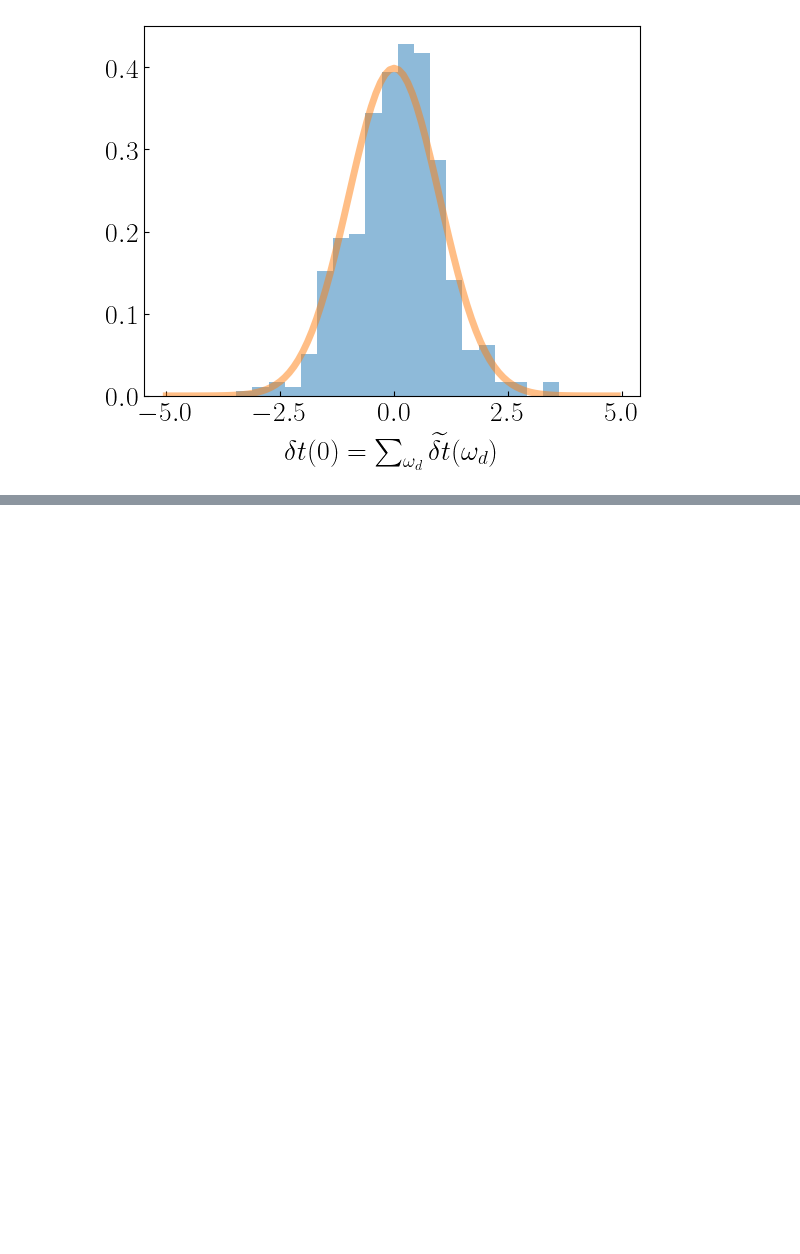
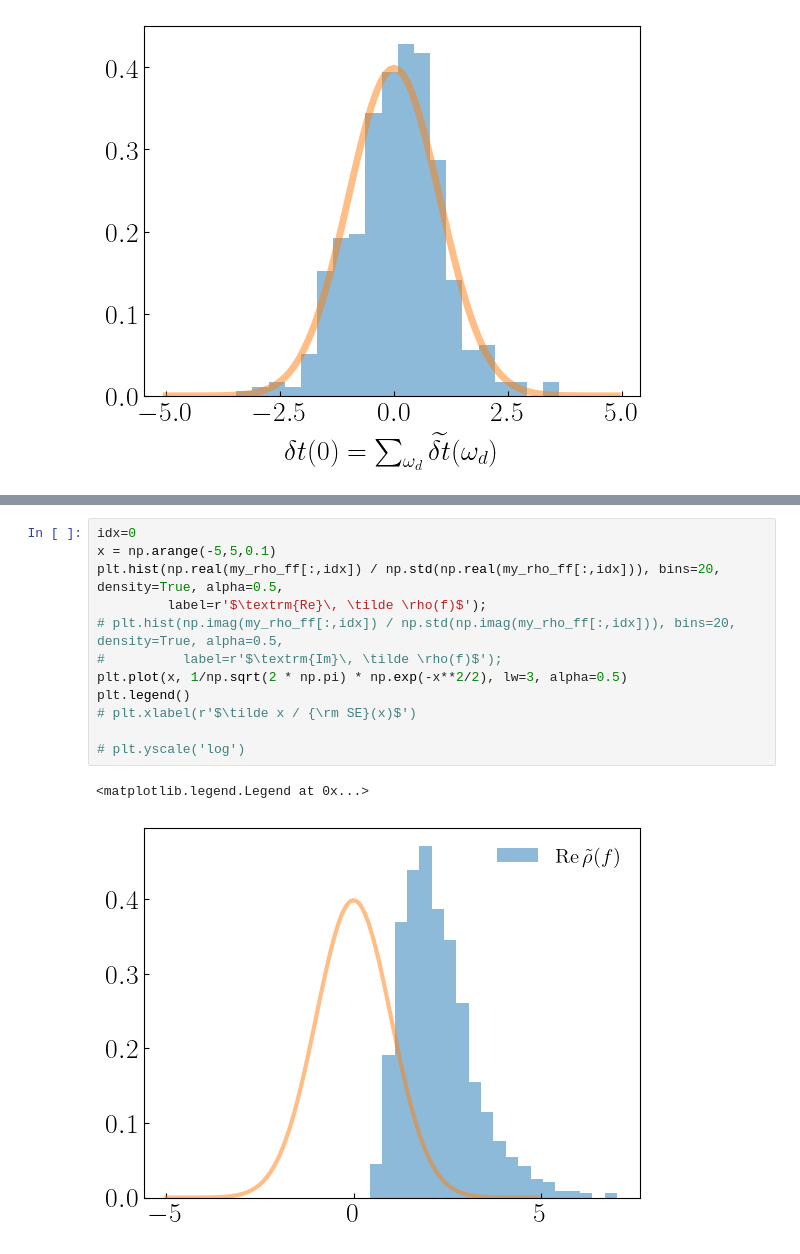
Before and after one commit to hjkim0620/ULDM_PTA_Likelihood, a Jupyter notebook: ULDM_PTA_Likelihood.ipynb, the cells around one changed output, grey strips where cells are left out. Saved outputs shown, nothing was run; the diff lists cells and outputs as text; blank space fills up the shorter version.

```diff
--- a/ULDM_PTA_Likelihood.ipynb
+++ b/ULDM_PTA_Likelihood.ipynb
@@ -346,0 +401,15 @@ plt.xlabel(r'$\delta t(0) = \sum_{\omega_d} \widetilde{\delta t}(\omega_d)$');
+# %%
+idx=0
+x = np.arange(-5,5,0.1)
+plt.hist(np.real(my_rho_ff[:,idx]) / np.std(np.real(my_rho_ff[:,idx])), bins=20, density=True, alpha=0.5,
+         label=r'$\textrm{Re}\, \tilde \rho(f)$');
+# plt.hist(np.imag(my_rho_ff[:,idx]) / np.std(np.imag(my_rho_ff[:,idx])), bins=20, density=True, alpha=0.5,
+#          label=r'$\textrm{Im}\, \tilde \rho(f)$');
+plt.plot(x, 1/np.sqrt(2 * np.pi) * np.exp(-x**2/2), lw=3, alpha=0.5)
+plt.legend()
+# plt.xlabel(r'$\tilde x / {\rm SE}(x)$')
+
+# plt.yscale('log')
+# %% [output]
+<matplotlib.legend.Legend at 0x...>
+[figure, added]
```
Also changed, not shown: parts of 8 cells of this notebook, 1 other file.
